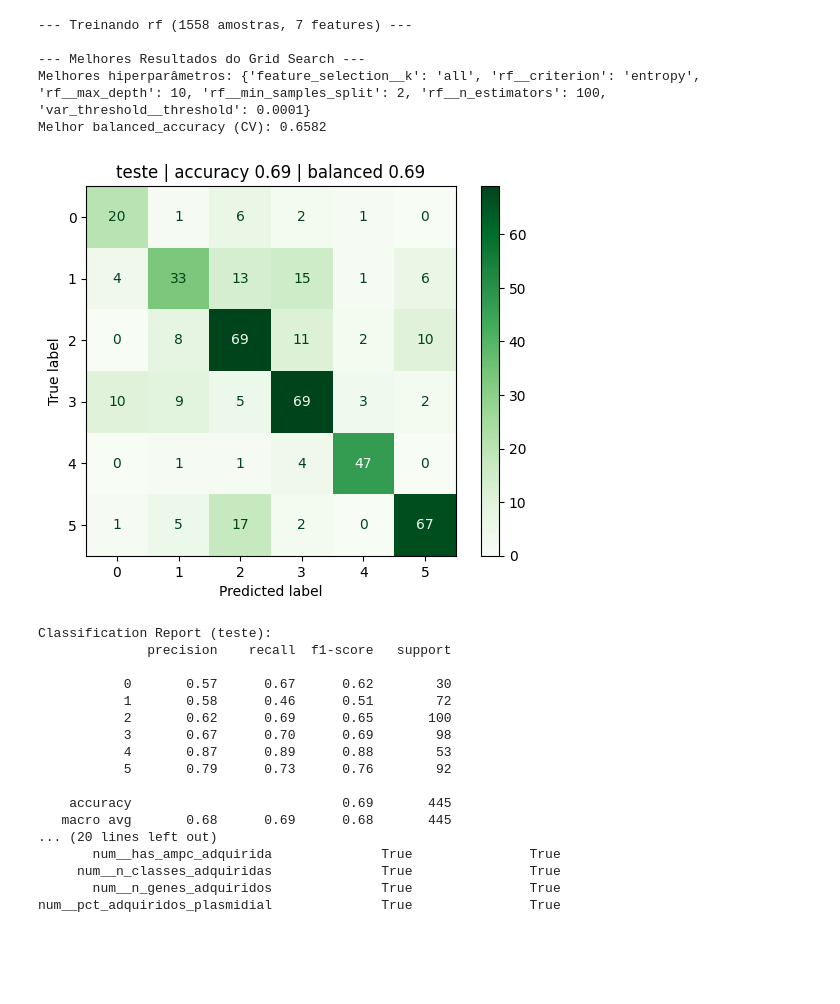
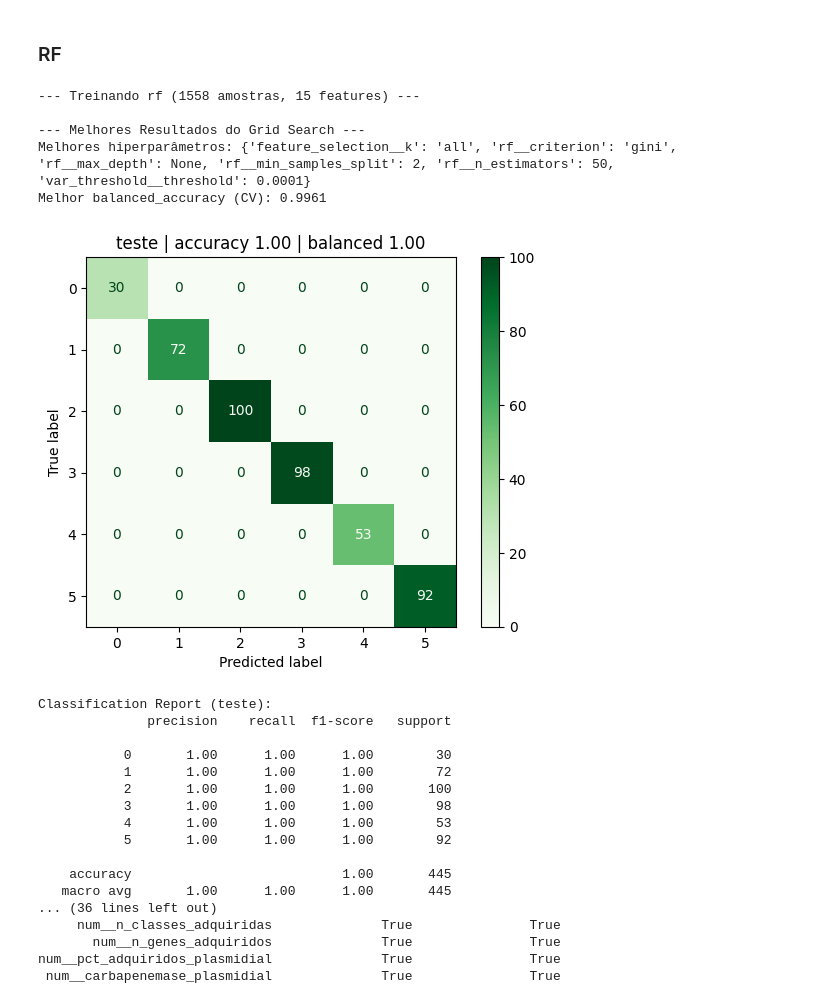
Before and after one commit to Rodrigo-Lusa/ml_isolados_brasileiros, a Jupyter notebook: notebooks/07_classificacao.ipynb, the cells around one changed output. Saved outputs shown, nothing was run; the diff lists cells and outputs as text; code cells hidden in the pictures; blank space fills up the shorter version.

```diff
--- a/notebooks/07_classificacao.ipynb
+++ b/notebooks/07_classificacao.ipynb
@@ -70,0 +73,4 @@ df.head()
+# %%
+df_train = pd.read_csv("data/processed/df_estruturada/df_train_risco.csv", index_col=0).join(df[["cluster"]])
+df_valid  = pd.read_csv("data/processed/df_estruturada/df_valid_risco.csv",  index_col=0).join(df[["cluster"]])
+df_test  = pd.read_csv("data/processed/df_estruturada/df_test_risco.csv",  index_col=0).join(df[["cluster"]])
@@ -73,40 +93,38 @@ from src.classifier import Classifier
+# %%
+clf = Classifier(df_train,
+                 target="cluster",
+                 df_test=df_valid,
+                 descartar=["Species"])
+# clf.X -> todas as colunas de df_train exceto "cluster" e "Species"
+# clf.y -> a coluna "cluster"
+# %% [markdown]
+### RF
 # %%
-cl = pd.read_csv(RAIZ / "data/processed/clusters_risco.csv", index_col=0)["cluster"]
-df_train = pd.read_csv("../data/processed/df_estruturada/df_train_risco.csv", index_col=0).join(cl)
-df_valid  = pd.read_csv("../data/processed/df_estruturada/df_valid_risco.csv",  index_col=0).join(cl)
-
-X_COLS = ["n_ame", "has_pmqr", "has_mcr", "has_ampc_adquirida",
-          "n_classes_adquiridas", "n_genes_adquiridos", "pct_adquiridos_plasmidial"]
-
-clf = Classifier(df_train[X_COLS + ["cluster"]],
-                 target="cluster",
-                 df_test=df_valid[X_COLS + ["cluster"]])
-
 # "knn", "svm", "rf", "gbm", "nb", "nn"
 metricas, y_pred = clf.classify("rf")
 
-clf.modelos_["rf"].predict(df_valid[X_COLS])
+clf.modelos_["rf"].predict(df_valid)
 # %% [output]
---- Treinando rf (1558 amostras, 7 features) ---
+--- Treinando rf (1558 amostras, 15 features) ---
 
 --- Melhores Resultados do Grid Search ---
-Melhores hiperparâmetros: {'feature_selection__k': 'all', 'rf__criterion': 'entropy', 'rf__max_depth': 10, 'rf__min_samples_split': 2, 'rf__n_estimators': 100, 'var_threshold__threshold': 0.0001}
-Melhor balanced_accuracy (CV): 0.6582
+Melhores hiperparâmetros: {'feature_selection__k': 'all', 'rf__criterion': 'gini', 'rf__max_depth': None, 'rf__min_samples_split': 2, 'rf__n_estimators': 50, 'var_threshold__threshold': 0.0001}
+Melhor balanced_accuracy (CV): 0.9961
-[figure, old version]
+[figure, new version]
 Classification Report (teste):
               precision    recall  f1-score   support
 
-           0       0.57      0.67      0.62        30
-           1       0.58      0.46      0.51        72
-           2       0.62      0.69      0.65       100
-           3       0.67      0.70      0.69        98
-           4       0.87      0.89      0.88        53
-           5       0.79      0.73      0.76        92
+           0       1.00      1.00      1.00        30
+           1       1.00      1.00      1.00        72
+           2       1.00      1.00      1.00       100
+           3       1.00      1.00      1.00        98
+           4       1.00      1.00      1.00        53
+           5       1.00      1.00      1.00        92
 
-    accuracy                           0.69       445
-   macro avg       0.68      0.69      0.68       445
-... (20 lines left out)
-       num__has_ampc_adquirida              True               True
+    accuracy                           1.00       445
+   macro avg       1.00      1.00      1.00       445
+... (36 lines left out)
      num__n_classes_adquiridas              True               True
        num__n_genes_adquiridos              True               True
 num__pct_adquiridos_plasmidial              True               True
+ num__carbapenemase_plasmidial              True               True
```
Also changed, not shown: parts of 13 cells of this notebook, 5 other files.
